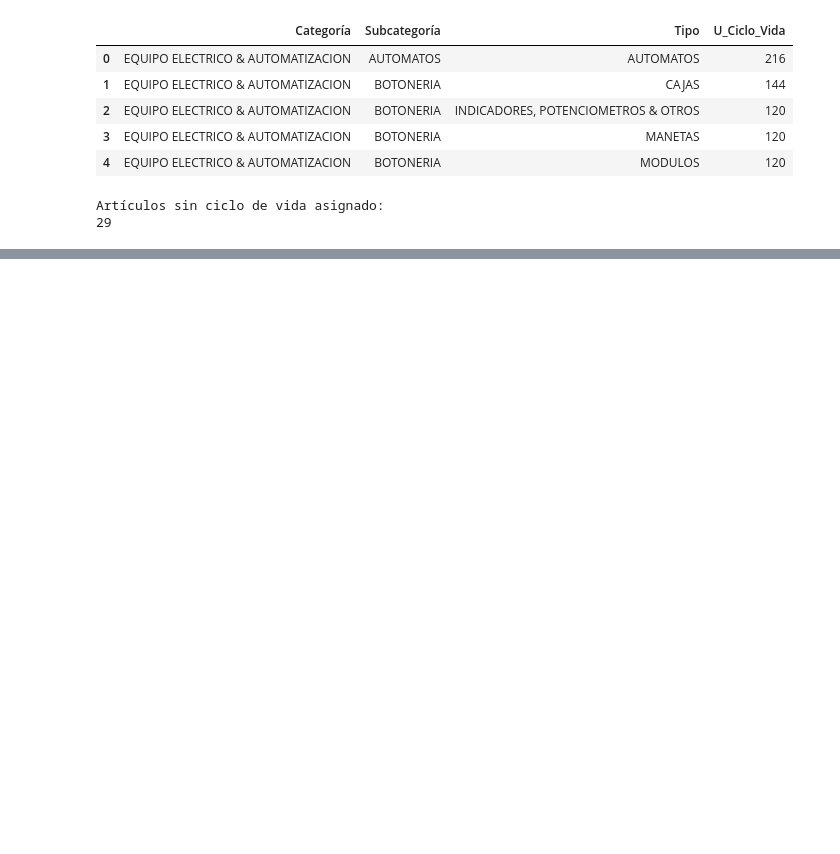
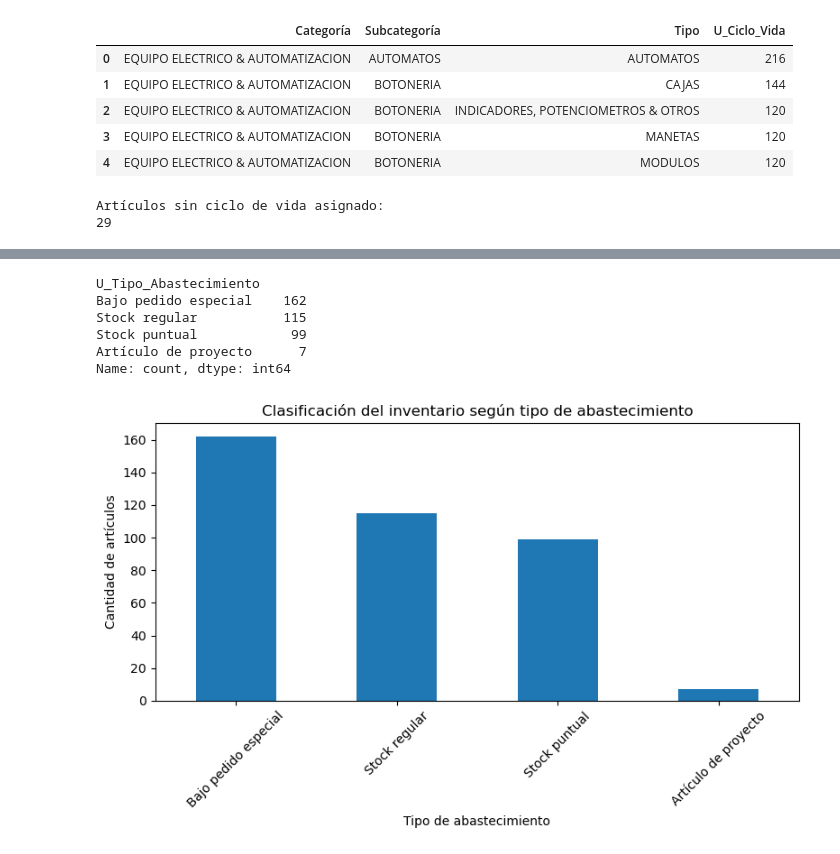
Before and after one commit to choppeb7/Tesis-Master-AI, a Jupyter notebook: Notebook_desarrollo.ipynb, the cells around one changed output, grey strips where cells are left out. Saved outputs shown, nothing was run; the diff lists cells and outputs as text; code cells hidden in the pictures; blank space fills up the shorter version.

Commit message:
Def criticidad Comer & tipo de abastecimiento

```diff
--- a/Notebook_desarrollo.ipynb
+++ b/Notebook_desarrollo.ipynb
@@ -733,0 +1034,26 @@ df_OITM_Ventas.to_csv(nombre_archivo,
+# %%
+conteo_abastecimiento = df_OITM_Ventas["U_Tipo_Abastecimiento"].value_counts()
+conteo_abastecimiento
+# %% [output]
+U_Tipo_Abastecimiento
+Bajo pedido especial    162
+Stock regular           115
+Stock puntual            99
+Artículo de proyecto      7
+Name: count, dtype: int64
+# %%
+import matplotlib.pyplot as plt
+
+conteo_abastecimiento = df_OITM_Ventas["U_Tipo_Abastecimiento"].value_counts()
+
+plt.figure(figsize=(8, 5))
+conteo_abastecimiento.plot(kind="bar")
+
+plt.title("Clasificación del inventario según tipo de abastecimiento")
+plt.xlabel("Tipo de abastecimiento")
+plt.ylabel("Cantidad de artículos")
+plt.xticks(rotation=45)
+plt.tight_layout()
+plt.show()
+# %% [output]
+[figure, added]
```
Also changed, not shown: parts of 11 cells of this notebook, 1 other file.
